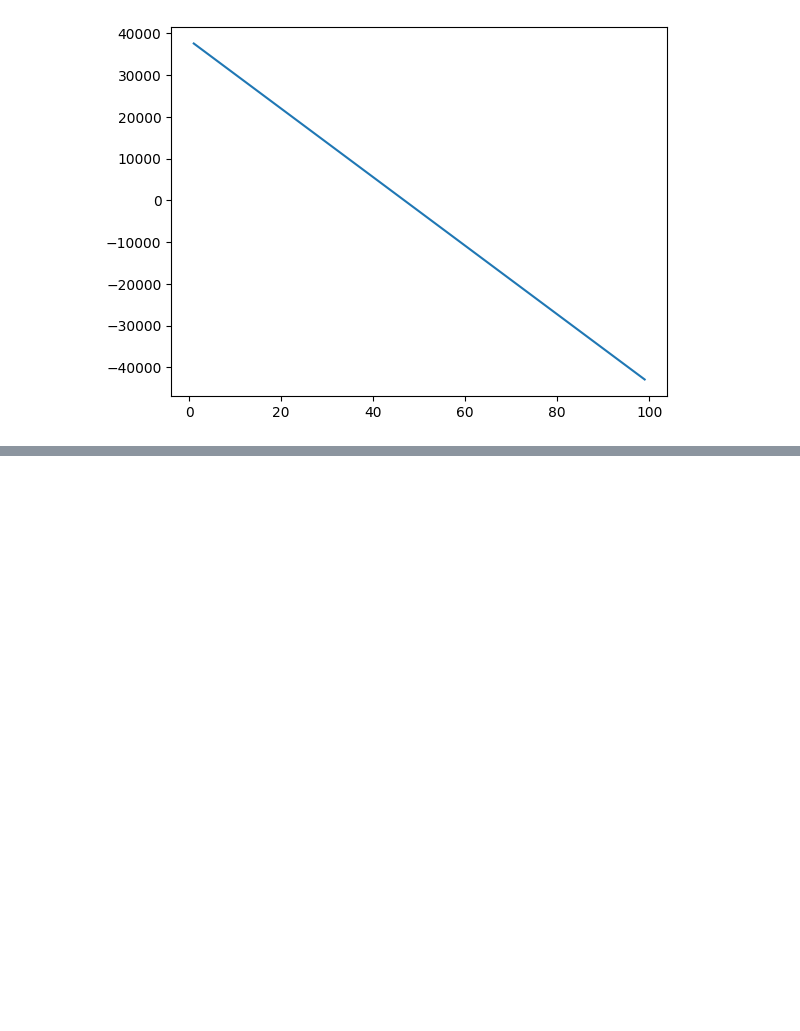
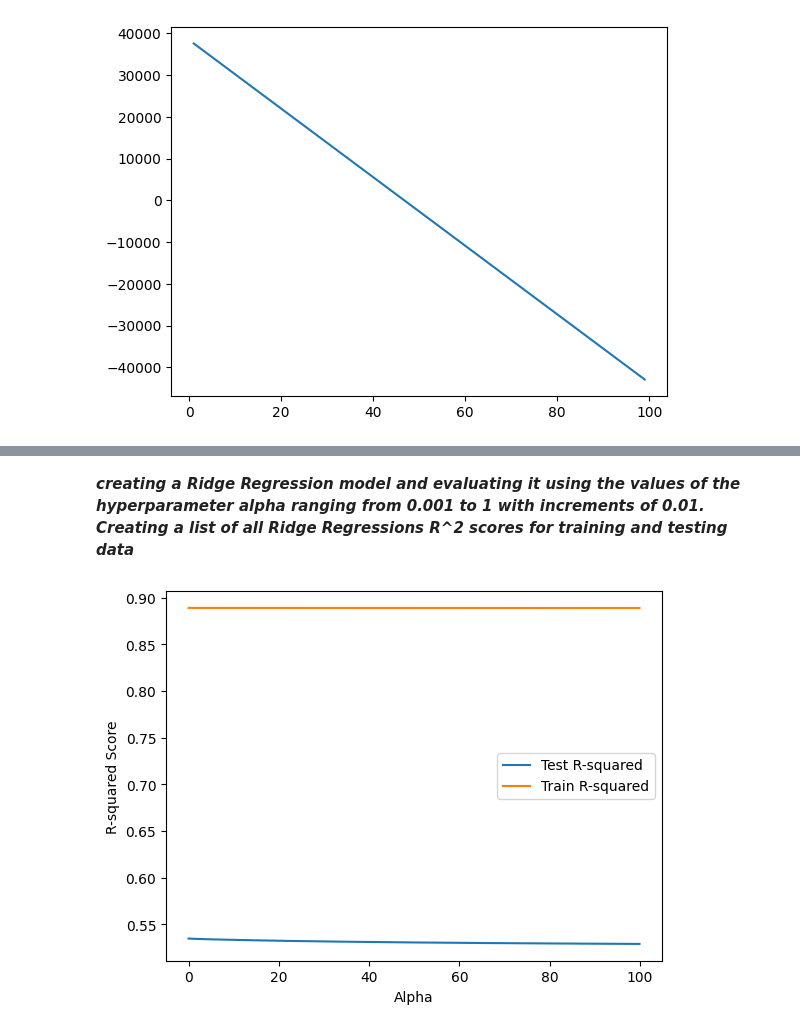
Before and after one commit to grish77/Data_Analysis-Basics, a Jupyter notebook: dataAnalysisUsingPython.ipynb, the cells around one changed output, grey strips where cells are left out. Cells and saved outputs as stored; diff of their text form; code cells hidden in the pictures; blank space fills up the shorter version.

Commit message:
Hyperparameter tuning

```diff
--- a/dataAnalysisUsingPython.ipynb
+++ b/dataAnalysisUsingPython.ipynb
@@ -763,0 +877,34 @@ plt.show()
+# %%
+# let us create a polynomial feature model with degree 2
+x_train, x_test, y_train, y_test = train_test_split(Z, y, test_size = 0.6,
+                                                   random_state = 0)
+pr = PolynomialFeatures(degree=2)
+x_train_pr = pr.fit_transform(x_train)
+x_test_pr = pr.fit_transform(x_test)
+# %% [markdown]
+***creating a Ridge Regression model and evaluating it using the values of the hyperparameter alpha ranging from 0.001 to 1 with increments of 0.01. Creating a list of all Ridge Regressions R^2 scores for training and testing data***
+# %%
+from tqdm import tqdm
+from sklearn.linear_model import Ridge
+R_squared_test = []
+R_squared_train = []
+Alpha = np.arange(.01,100,.1)
+pbar = tqdm(Alpha)
+
+for alpha in pbar:
+    RigeModel = Ridge(alpha=alpha)
+    RigeModel.fit(x_train_pr, y_train)
+    test_score = RigeModel.score(x_test_pr, y_test)
+    train_score = RigeModel.score(x_train_pr, y_train)
+    pbar.set_postfix({"Test Score": test_score, "Train Score": train_score})
+    R_squared_test.append(test_score)
+    R_squared_train.append(train_score)
+# %%
+plt.plot(Alpha, R_squared_test, label='Test R-squared')
+plt.plot(Alpha, R_squared_train, label='Train R-squared')
+plt.xlabel('Alpha')
+plt.ylabel('R-squared Score')
+plt.legend()
+plt.show()
+# %% [output]
+[figure, added]
```
Also changed, not shown: parts of 15 cells of this notebook.
